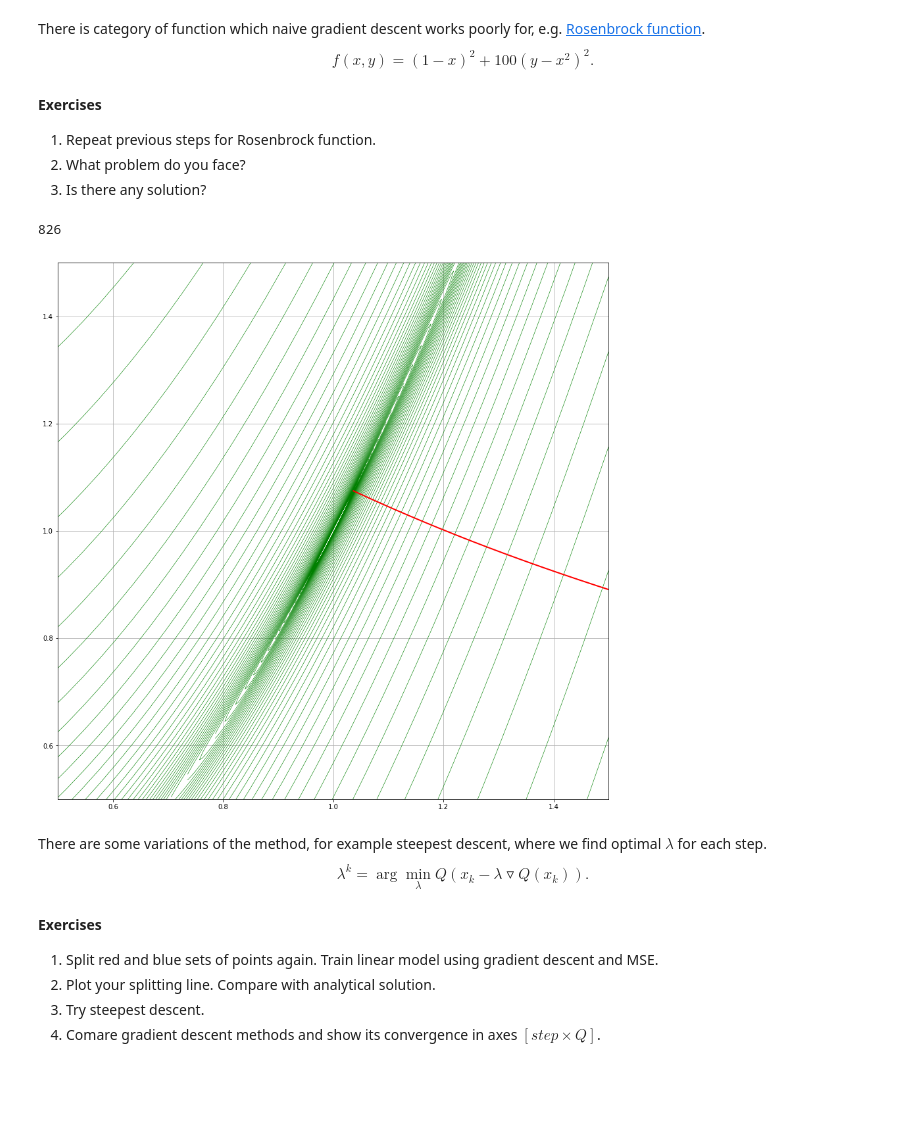
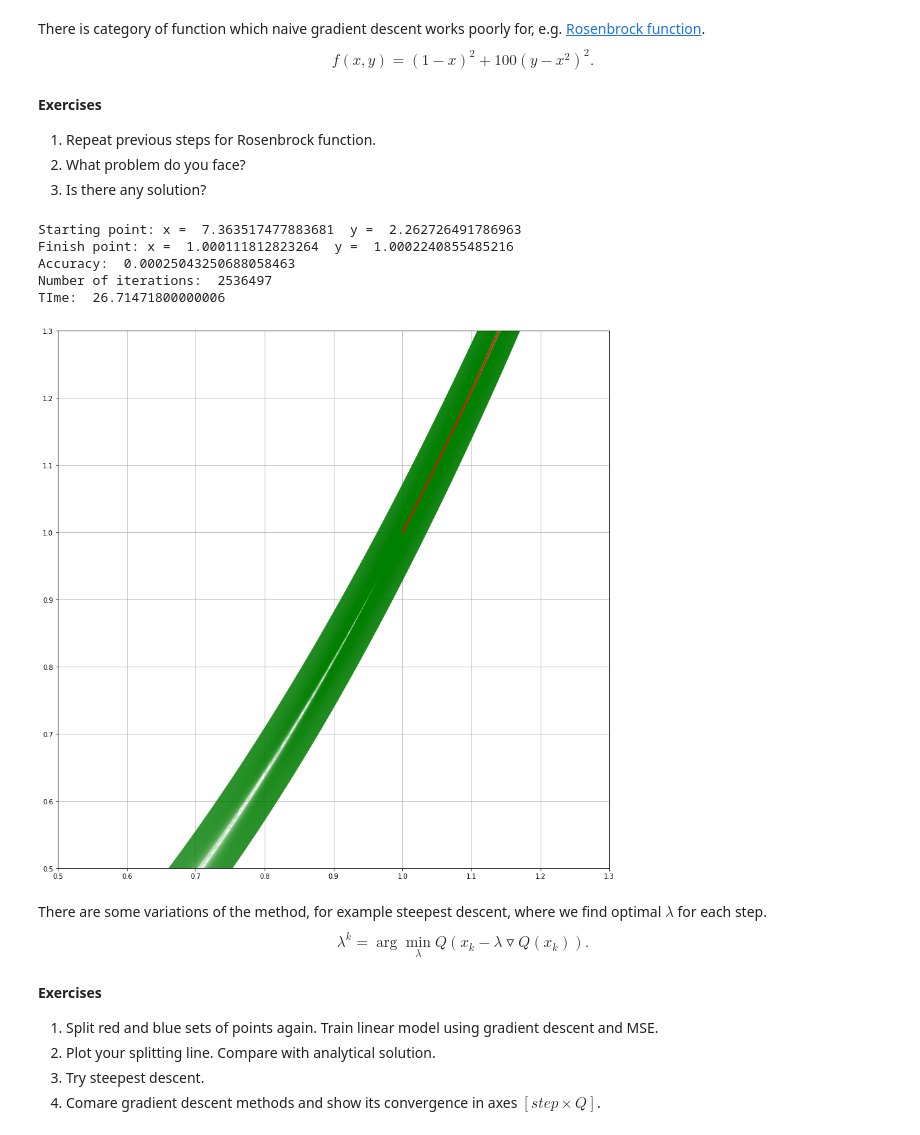
Before and after one commit to birshert/Darin, a Jupyter notebook: labs_/Birshert Alexey DARIN LAB-1.ipynb, the cells around one changed output. Cells and saved outputs as stored; diff of their text form; code cells hidden in the pictures; blank space fills up the shorter version.

```diff
--- a/labs_/Birshert Alexey DARIN LAB-1.ipynb
+++ b/labs_/Birshert Alexey DARIN LAB-1.ipynb
@@ -344,7 +345,13 @@ plt.show()
 # %% [output]
 [figure]
 # %%
+import time
+
+start = time.clock()
+
 count = 100
+
+# initialisation of dots "clouds"
 
 red = np.random.multivariate_normal(np.array([-2, 2]), np.array([[2, 1],[1,2]]), count).T
 blue = np.random.multivariate_normal(np.array([0,0]), np.array([[2,1],[1,2]]), count).T
@@ -358,20 +365,25 @@ y2 *= -1
 new_y = np.hstack((y1, y2))
 
 w = np.dot(np.dot(np.linalg.inv(np.dot(x.T, x)), x.T), new_y)
-print(w)
+
+print("Analitical solution: ", w)
+
 k = -w[0]/w[1]
 b = -w[2]/w[1]
-print(k)
 
 data = {}
-data['x'] = np.linspace(-5, 5, 10000)
+data['x'] = np.linspace(-5, 5, 1000)
 data['y'] = data['x'] * k + b
 
-
+plt.figure(figsize=(15, 15))
 plt.plot(data['x'], data['y'], linewidth=5, color='green')
 
 plt.plot(red[0], red[1], '.', color = 'r')
 plt.plot(blue[0], blue[1], '.', color = 'b')
 
 plt.show()
+
+finish = time.clock()
+
+print("Total time: ", finish - start)
 # %% [output]
@@ -450,50 +496,87 @@ $$f(x, y) = (1-x)^2 + 100(y-x^2)^2.$$
 2. What problem do you face?
 3. Is there any solution?
 # %%
+import time
+
+# returning gradient
+
 def gradient(x, y):
     return [2*(200*(x**3) - 200*x*y+x-1),  200*(y - x**2)]
+
+# calculating epsilon
 
 def eps(x1, x2):
     return np.sqrt((x1[0] - x2[0])**2 + (x1[1] - x2[1])**2)
 
+# returning function value in the point
+
 def func(x, y):
     return ((1-x)**2 + 100 * ((y - x**2)**2))
 
+# doing the main job
+
 def gradient_descent():
+
+    start = time.clock()
+
     plt.figure(figsize=(15, 15))
+
+    # initialisation of starting point
+
     data = {}
     data['x'] = [np.random.random() * 10]
     data['y'] = [np.random.random() * 10]
+
+    # initialisation of coefs
+
     iteration = 0
     e = 1
     la = 1/100000
-    while (e > (10)**-6):
+
+    while (e > (10)**-9):
+
         gr = gradient(data['x'][iteration], data['y'][iteration])
+
         new_x = (data['x'][iteration] - la * gr[0])
         new_y = (data['y'][iteration] - la * gr[1])
+
         data['x'].append(new_x)
         data['y'].append(new_y)
-        iteration += 1
-        if (iteration % 10 == 1):
-            c = func(data['x'][iteration - 1], data['y'][iteration - 1])
+
+        if (iteration % 1000 == 0):
+            c = func(new_x, new_y)
             d = np.linspace(max(-1, 1 - np.sqrt(c)), min(2, np.sqrt(c) + 1), 100)
             y1 = np.sqrt(c - (1-d)**2)/10+ d**2
-            y2 = -np.sqrt(c - (1-d)**2)/10 + d**2
-            plt.plot(d, y1, color='green', linewidth=0.6)
-            plt.plot(d,y2, color='green', linewidth=0.6)
+            y2 = -np.sqrt(c - (1-d)**2)/10+ d**2
+            plt.plot(d, y1, color='green', linewidth=0.1)
+            plt.plot(d,y2, color='green', linewidth=0.1)
+
+        iteration += 1
+
         e = eps([data['x'][iteration - 1], data['y'][iteration - 1]], [data['x'][iteration], data['y'][iteration]])
 
-    print(iteration)
-    plt.xlim(0.5, 1.5)
-    plt.ylim(0.5, 1.5)
+
+    finish = time.clock()
+
+    print("Starting point: x = ", data['x'][0], " y = ", data['y'][0])
+    print("Finish point: x = ", data['x'][iteration], " y = ", data['y'][iteration])
+    print("Accuracy: ", np.sqrt((1 - data['x'][iteration])**2 + (1 - data['y'][iteration])**2))
+    print("Number of iterations: ", iteration)
+    print("TIme: ", finish - start)
+    plt.xlim(0.5, 1.3)
+    plt.ylim(0.5, 1.3)
     plt.grid(True)
     plt.plot(data['x'], data['y'], color='red', linewidth=2)
     plt.show()
 
 gradient_descent()
 # %% [output]
-826
+Starting point: x =  7.363517477883681  y =  2.262726491786963
+Finish point: x =  1.000111812823264  y =  1.0002240855485216
+Accuracy:  0.00025043250688058463
+Number of iterations:  2536497
+TIme:  26.71471800000006
-[figure, old version]
+[figure, new version]
 # %% [markdown]
 There are some variations of the method, for example steepest descent, where we find optimal $\lambda$ for each step.
 $$\lambda^{k} = \arg\min_{\lambda}Q(x_k - \lambda\triangledown Q(x_k)).$$
```
Also changed, not shown: parts of 5 cells of this notebook.
